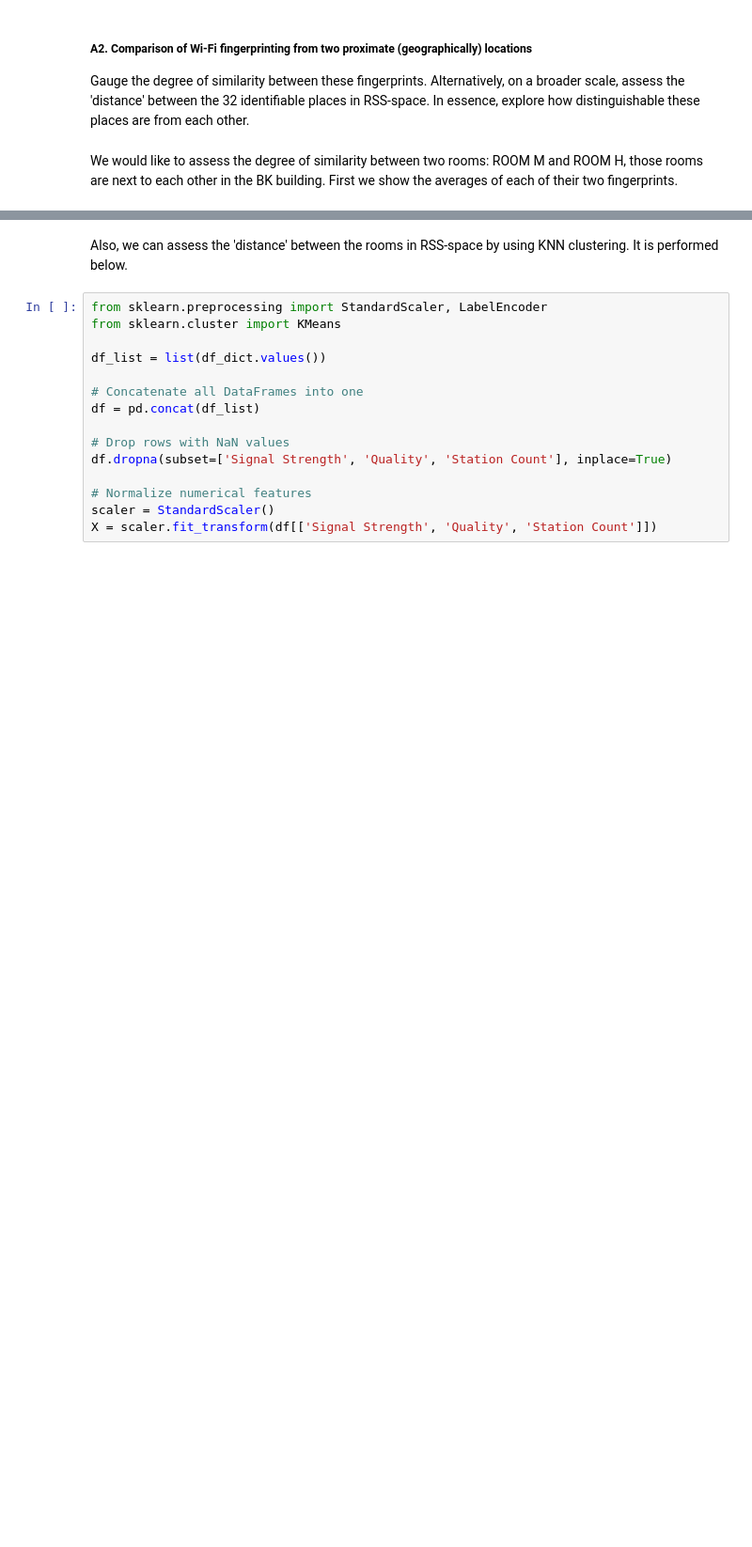
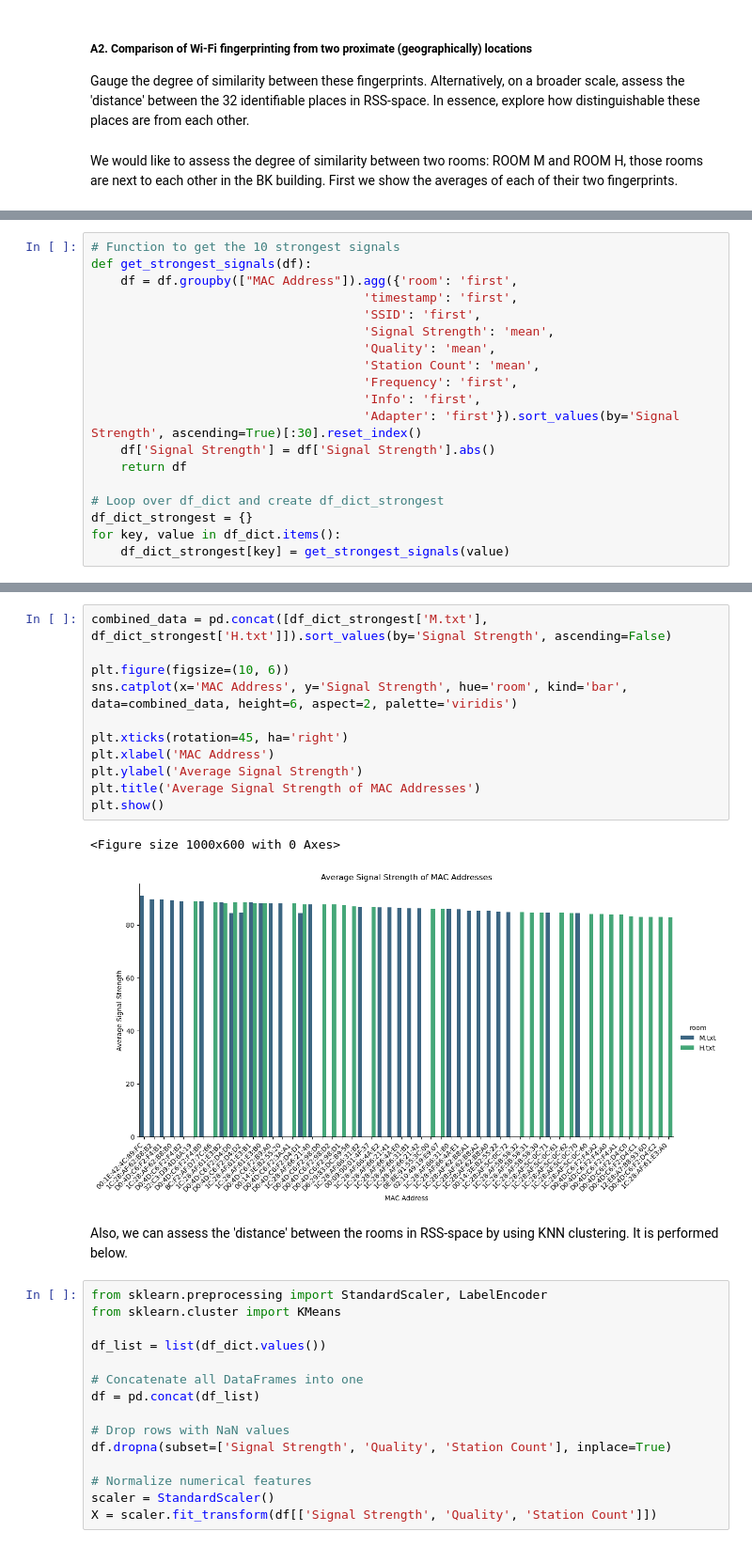
Before and after one commit to Nelis5174473/Wi-Fi-Fingerprinting-GEO1003, a Jupyter notebook: Analysis.ipynb, the cells around one changed output, grey strips where cells are left out. Shown at 94% size. Cells and saved outputs as stored; diff of their text form; blank space fills up the shorter version.

Commit message:
grouped bar plot seaborn

```diff
--- a/Analysis.ipynb
+++ b/Analysis.ipynb
@@ -265,0 +273,19 @@ comparison_df
+# %%
+# Function to get the 10 strongest signals
+def get_strongest_signals(df):
+    df = df.groupby(["MAC Address"]).agg({'room': 'first',
+                                     'timestamp': 'first',
+                                     'SSID': 'first',
+                                     'Signal Strength': 'mean',
+                                     'Quality': 'mean',
+                                     'Station Count': 'mean',
+                                     'Frequency': 'first',
+                                     'Info': 'first',
+                                     'Adapter': 'first'}).sort_values(by='Signal Strength', ascending=True)[:30].reset_index()
+    df['Signal Strength'] = df['Signal Strength'].abs()
+    return df
+
+# Loop over df_dict and create df_dict_strongest
+df_dict_strongest = {}
+for key, value in df_dict.items():
+    df_dict_strongest[key] = get_strongest_signals(value)
@@ -266,3 +317,17 @@ comparison_df
+# %%
+combined_data = pd.concat([df_dict_strongest['M.txt'], df_dict_strongest['H.txt']]).sort_values(by='Signal Strength', ascending=False)
+
+plt.figure(figsize=(10, 6))
+sns.catplot(x='MAC Address', y='Signal Strength', hue='room', kind='bar', data=combined_data, height=6, aspect=2, palette='viridis')
+
+plt.xticks(rotation=45, ha='right')
+plt.xlabel('MAC Address')
+plt.ylabel('Average Signal Strength')
+plt.title('Average Signal Strength of MAC Addresses')
+plt.show()
+# %% [output]
+<Figure size 1000x600 with 0 Axes>
+[figure, added]
 # %% [markdown]
 Also, we can assess the 'distance' between the rooms in RSS-space by using KNN clustering. It is performed below.
 # %%
```
Also changed, not shown: parts of 8 cells of this notebook.
